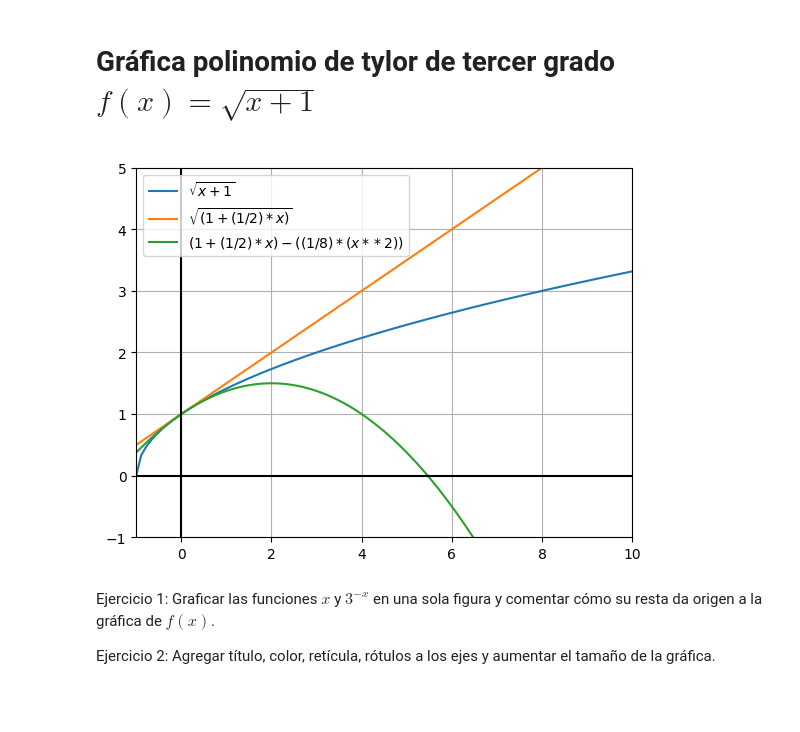
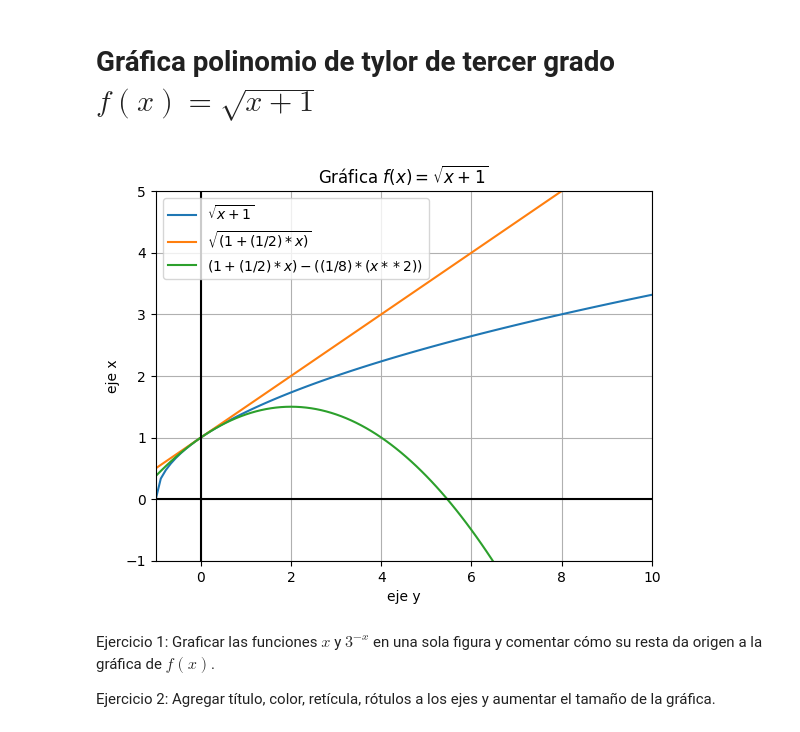
Before and after one commit to Ubaldo-Yareli/M-todos-numericos, a Jupyter notebook: Graficass.ipynb, the cells around one changed output. Drawn from its saved outputs; the diff is of its cells as text; code cells hidden in the pictures; blank space fills up the shorter version.

```diff
--- a/Graficass.ipynb
+++ b/Graficass.ipynb
@@ -18,18 +18,21 @@ x=np.linspace(-1, 10,100)
 # %%
 # Graficar ambas funciones.
 plt.plot(x, f(x),label="$\sqrt{x+1}$")
 plt.plot(x, g(x),label="$\sqrt{(1+(1/2)*x)}$")
 plt.plot(x, h(x), label="$(1+(1/2)*x)-((1/8)*(x**2))$")
 plt.axhline(0, color="black")
 plt.axvline(0, color="black")
 plt.xlim(-1, 10)
 plt.ylim(-1, 5)
 plt.grid()
 plt.savefig("output.png") # Guardar gráfico como imágen PNG.
 plt.legend()
+plt.title('Gráfica $f(x)=\sqrt{x+1}$')
+plt.xlabel('eje y')
+plt.ylabel('eje x')
 plt.show()
 # %% [output]
-[figure, old version]
+[figure, new version]
 # %% [markdown]
 Ejercicio 1: Graficar las funciones $x$ y $3^{-x}$ en una sola figura y comentar cómo su resta da origen a la gráfica de $f(x)$.
 
```
